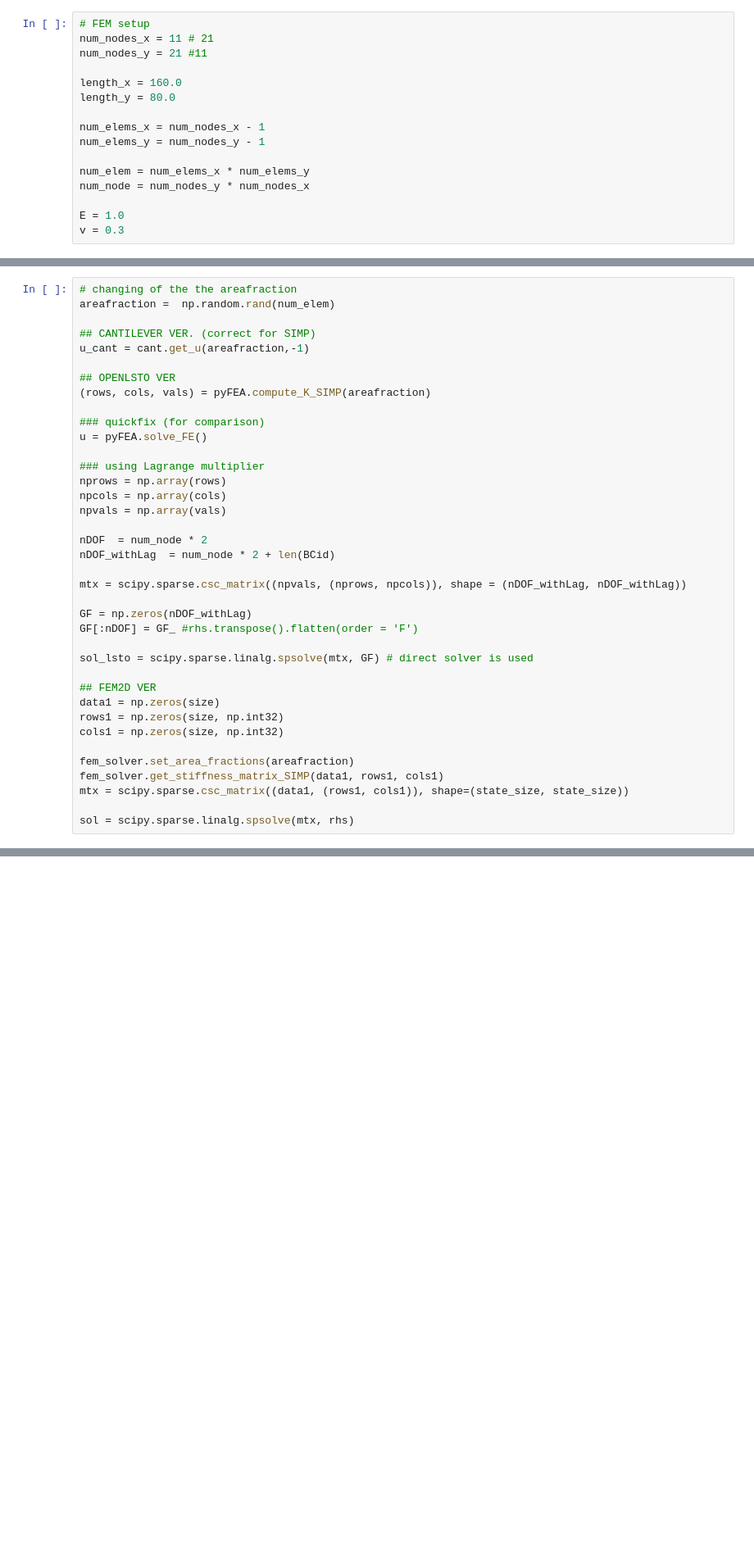
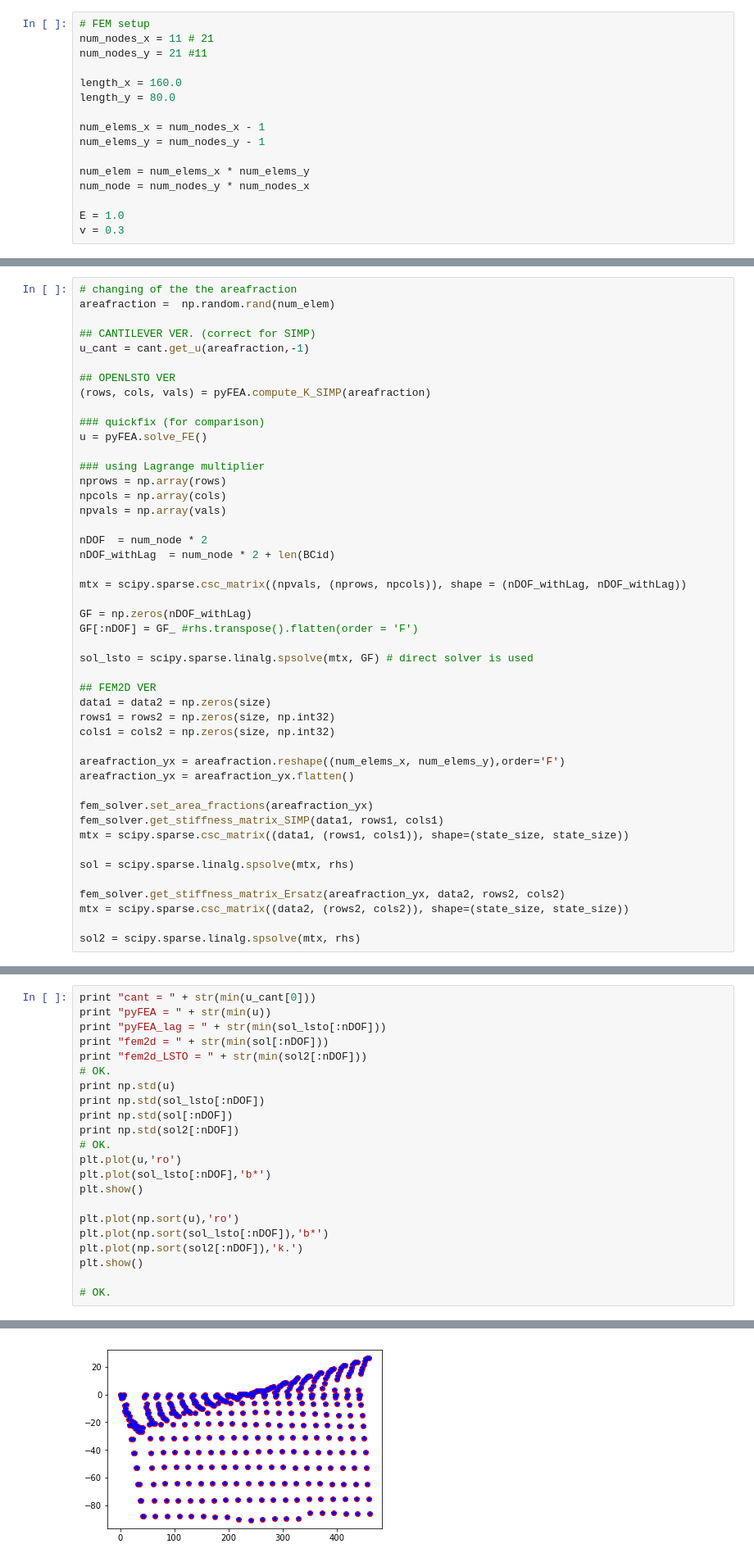
Before and after one commit to M2DOLab/OpenLSTO-lite, a Jupyter notebook: M2DO_FEA/Python/vs_FEM2D.ipynb, the cells around one changed output, grey strips where cells are left out. Shown: that part at 82% size. Saved outputs shown, nothing was run; the diff lists cells and outputs as text; blank space fills up the shorter version.

```diff
--- a/M2DO_FEA/Python/vs_FEM2D.ipynb
+++ b/M2DO_FEA/Python/vs_FEM2D.ipynb
@@ -148,12 +148,20 @@ GF[:nDOF] = GF_ #rhs.transpose().flatten(order = 'F')
 sol_lsto = scipy.sparse.linalg.spsolve(mtx, GF) # direct solver is used
 
 ## FEM2D VER
-data1 = np.zeros(size)
-rows1 = np.zeros(size, np.int32)
-cols1 = np.zeros(size, np.int32)
+data1 = data2 = np.zeros(size)
+rows1 = rows2 = np.zeros(size, np.int32)
+cols1 = cols2 = np.zeros(size, np.int32)
 
-fem_solver.set_area_fractions(areafraction)
+areafraction_yx = areafraction.reshape((num_elems_x, num_elems_y),order='F')
+areafraction_yx = areafraction_yx.flatten()
+
+fem_solver.set_area_fractions(areafraction_yx)
 fem_solver.get_stiffness_matrix_SIMP(data1, rows1, cols1)
 mtx = scipy.sparse.csc_matrix((data1, (rows1, cols1)), shape=(state_size, state_size))
 
 sol = scipy.sparse.linalg.spsolve(mtx, rhs)
+
+fem_solver.get_stiffness_matrix_Ersatz(areafraction_yx, data2, rows2, cols2)
+mtx = scipy.sparse.csc_matrix((data2, (rows2, cols2)), shape=(state_size, state_size))
+
+sol2 = scipy.sparse.linalg.spsolve(mtx, rhs)
@@ -170,0 +168,23 @@ fem2d = -92.2609543408
+# %%
+print "cant = " + str(min(u_cant[0]))
+print "pyFEA = " + str(min(u))
+print "pyFEA_lag = " + str(min(sol_lsto[:nDOF]))
+print "fem2d = " + str(min(sol[:nDOF]))
+print "fem2d_LSTO = " + str(min(sol2[:nDOF]))
+# OK.
+print np.std(u)
+print np.std(sol_lsto[:nDOF])
+print np.std(sol[:nDOF])
+print np.std(sol2[:nDOF])
+# OK.
+plt.plot(u,'ro')
+plt.plot(sol_lsto[:nDOF],'b*')
+plt.show()
+
+plt.plot(np.sort(u),'ro')
+plt.plot(np.sort(sol_lsto[:nDOF]),'b*')
+plt.plot(np.sort(sol2[:nDOF]),'k.')
+plt.show()
+
+# OK.
+# %% [output]
@@ -170,0 +200 @@ fem2d = -92.2609543408
+[figure, added]
```
Also changed, not shown: parts of 10 cells of this notebook, 1 other file.
